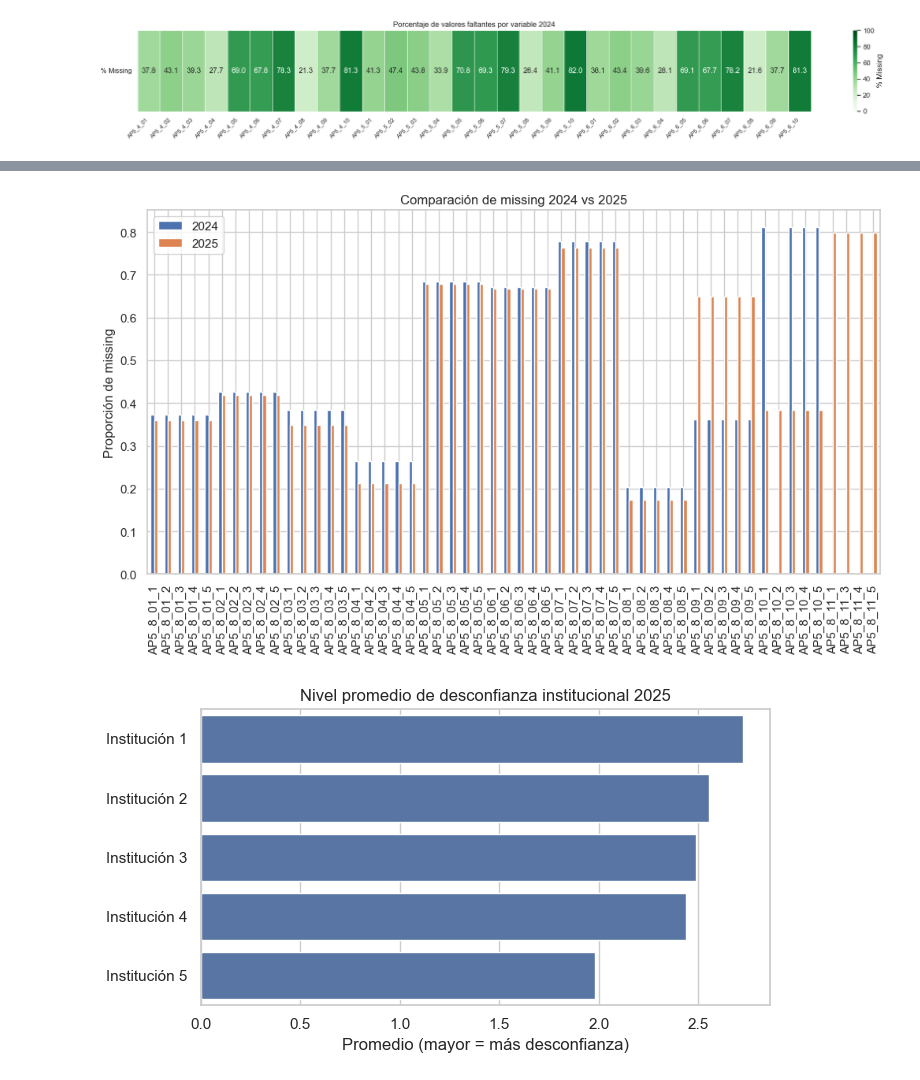
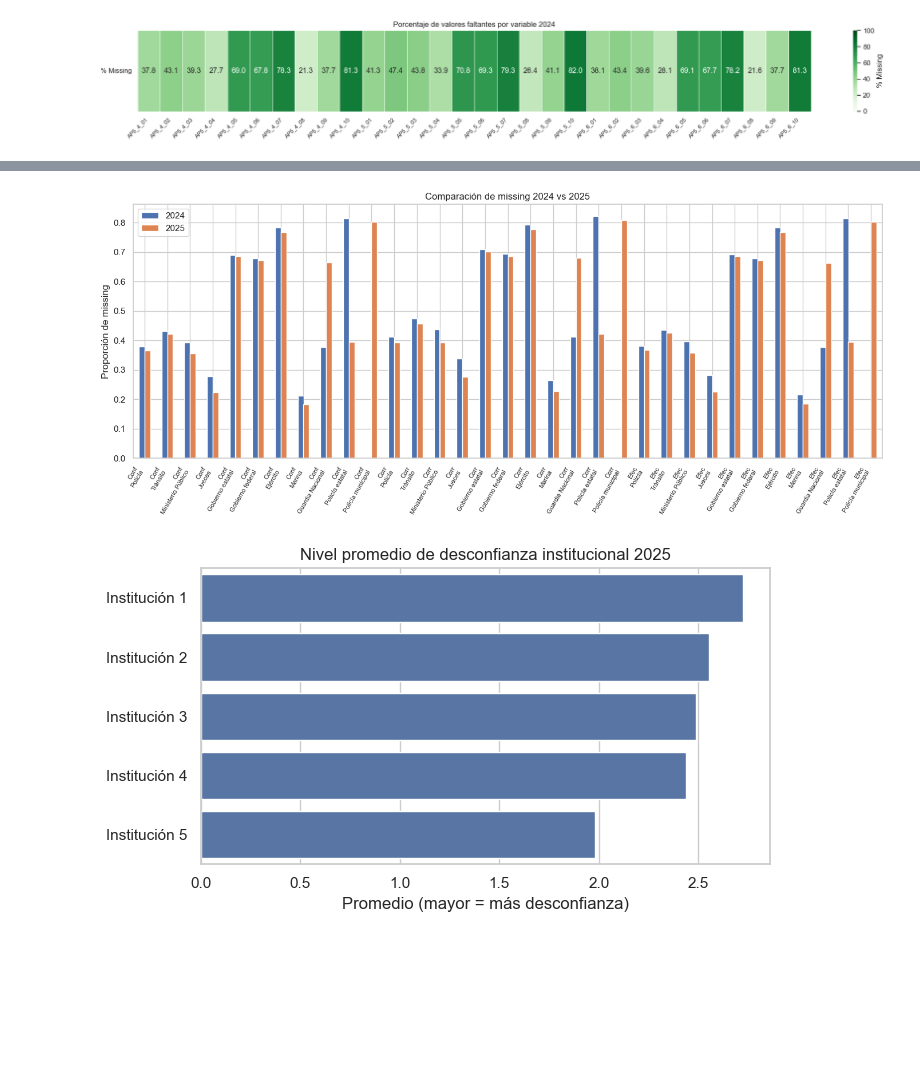
Before and after one commit to mariasolsampogna/E337_Grupo2, a Jupyter notebook: Cosas Poster/Poster.ipynb, the cells around one changed output, grey strips where cells are left out. Drawn from its saved outputs; the diff is of its cells as text; code cells hidden in the pictures; blank space fills up the shorter version.

```diff
--- a/Cosas Poster/Poster.ipynb
+++ b/Cosas Poster/Poster.ipynb
@@ -53,8 +54,8 @@ df_Mod_Vic #Características correspondientes a los delitos captados por el mód
 | 40279 | 40280 | 2203439.13 | 2203439.13.01 | 2203439.13.01.01 | 2203439.13.01.01.07.1 | 2203439 | 13 | 1 | 1 | 3 | ... | ... |
 40280 rows × 138 columns
 # %%
-#df_TPer_Vic1 = pd.read_csv(r"C:\Users\Gaelj\OneDrive\Documentos\Universidad San Andres\4° Año\Big Data\Cosas Poster\Encuesta México Victimización\TPer_Vic1.csv")
-df_TPer_Vic1 = pd.read_csv(r"C:\Users\User\Downloads\E337_Grupo2-main\E337_Grupo2-main\Cosas Poster\Encuesta México Victimización\TPer_Vic1.csv")
+df_TPer_Vic1 = pd.read_csv(r"C:\Users\Gaelj\OneDrive\Documentos\Universidad San Andres\4° Año\Big Data\Cosas Poster\Encuesta México Victimización\TPer_Vic1.csv")
+#df_TPer_Vic1 = pd.read_csv(r"C:\Users\User\Downloads\E337_Grupo2-main\E337_Grupo2-main\Cosas Poster\Encuesta México Victimización\TPer_Vic1.csv")
 # %%
 df_TPer_Vic1 #Variables correspondientes a la percepción de seguridad pública y el desempeño institucional.
 # %% [output]
@@ -91,8 +92,8 @@ df_TPer_Vic2 #Características correspondientes a la victimización en el hogar
 | 91181 | 91182 | 3261231.20 | 3261231.20.01 | 3261231.20.01.01 | 3261231 | 20 | 1 | A | 1 | 1 | ... | ... |
 91182 rows × 150 columns
 # %%
-#df_TSDem = pd.read_csv(r"C:\Users\Gaelj\OneDrive\Documentos\Universidad San Andres\4° Año\Big Data\Cosas Poster\Encuesta México Victimización\TSDem.csv")
-df_TSDem = pd.read_csv(r"C:\Users\User\Downloads\E337_Grupo2-main\E337_Grupo2-main\Cosas Poster\Encuesta México Victimización\TSDem.csv")
+df_TSDem = pd.read_csv(r"C:\Users\Gaelj\OneDrive\Documentos\Universidad San Andres\4° Año\Big Data\Cosas Poster\Encuesta México Victimización\TSDem.csv")
+#df_TSDem = pd.read_csv(r"C:\Users\User\Downloads\E337_Grupo2-main\E337_Grupo2-main\Cosas Poster\Encuesta México Victimización\TSDem.csv")
 # %%
 df_TSDem #Características sociodemográficas correspondientes a los integrantes del hogar
 # %% [output]
@@ -131,11 +132,9 @@ df_TVivienda # Características de las viviendas seleccionadas, sus integrantes
 # %%
 # AHORA VAMOS A NECESITAR LAS BASES DE DATOS DE 2024:
 # %%
-#df_TPer_Vic1_2024 = pd.read_csv(r"C:\Users\Gaelj\OneDrive\Documentos\GitHub\E337_Grupo2\Cosas Poster\bd_envipe_2024_csv\TPer_Vic1.csv")
-df_TPer_Vic1_2024 = pd.read_csv(r"C:\Users\User\Downloads\E337_Grupo2-main\E337_Grupo2-main\Cosas Poster\bd_envipe_2024_csv\TPer_Vic1.csv")
+df_TPer_Vic1_2024 = pd.read_csv(r"C:\Users\Gaelj\OneDrive\Documentos\GitHub\E337_Grupo2\Cosas Poster\bd_envipe_2024_csv\TPer_Vic1.csv")
 # %%
-#df_TSDem_2024 = pd.read_csv(r"C:\Users\Gaelj\OneDrive\Documentos\GitHub\E337_Grupo2\Cosas Poster\bd_envipe_2024_csv\TSDem.csv")
-df_TSDem_2024 = pd.read_csv(r"C:\Users\User\Downloads\E337_Grupo2-main\E337_Grupo2-main\Cosas Poster\bd_envipe_2024_csv\TSDem.csv")
+df_TSDem_2024 = pd.read_csv(r"C:\Users\Gaelj\OneDrive\Documentos\GitHub\E337_Grupo2\Cosas Poster\bd_envipe_2024_csv\TSDem.csv")
 # %%
 #NOM_MUN aparenta ser los municipios que se tienen en la base. Y NOM_ENT seria el nombre de la entidad
 
@@ -1023,28 +1529,70 @@ plt.show()
 # %%
 # Como para primera pregunta veamos si la proporción de missing values se mantienen:
 # %%
-# Variables del bloque (ajustar nombres reales)
+# ===============================
+# 1. Selección de variables
+# ===============================
+
 cols_2025 = [col for col in df_analisis.columns
-             if "AP5_8" in col or "AP5_11" in col]
+             if "AP5_4" in col or "AP5_5" in col or "AP5_6" in col]
 
 cols_2024 = [col for col in df_analisis_2024.columns
-             if "AP5_8" in col or "AP5_11" in col]
-# Missing 2025
+             if "AP5_4" in col or "AP5_5" in col or "AP5_6" in col]
+
+# ===============================
+# 2. Missing
+# ===============================
+
 missing_2025 = df_analisis[cols_2025].isna().mean()
-
-# Missing 2024
 missing_2024 = df_analisis_2024[cols_2024].isna().mean()
 
-# Unimos
 missing_df = pd.DataFrame({
     '2024': missing_2024,
     '2025': missing_2025
 })
 
-missing_df.plot(kind='bar', figsize=(12,6))
+# ===============================
+# 3. Labels abreviados
+# ===============================
+
+authority_labels = {
+    "01": "Policía",
+    "02": "Tránsito",
+    "03": "Ministerio Público",
+    "04": "Jueces",
+    "05": "Gobierno estatal",
+    "06": "Gobierno federal",
+    "07": "Ejército",
+    "08": "Marina",
+    "09": "Guardia Nacional",
+    "10": "Policía estatal",
+    "11": "Policía municipal"
+}
+
+labels = {}
+
+for k, v in authority_labels.items():
+    labels[f"AP5_4_{k}"] = f"Conf\n{v}"
+    labels[f"AP5_5_{k}"] = f"Corr\n{v}"
+    labels[f"AP5_6_{k}"] = f"Efec\n{v}"
+
+# Aplicar labels
+missing_df.index = [labels.get(col, col) for col in missing_df.index]
+
+# ===============================
+# 4. Graficar
+# ===============================
+
+missing_df.plot(kind='bar', figsize=(14,6))
+
 plt.title("Comparación de missing 2024 vs 2025")
 plt.ylabel("Proporción de missing")
-plt.xticks(rotation=90)
+
+# clave para que entren
+plt.xticks(rotation=60, ha="right", fontsize=8)
+
+plt.tight_layout()
+plt.savefig("Comparación de missing 2024 vs 2025 Pregunta 2.png", dpi=300, bbox_inches="tight")
 plt.show()
 # %% [output]
-[figure, old version]
+[figure, new version]
```
Also changed, not shown: parts of 64 cells of this notebook.
